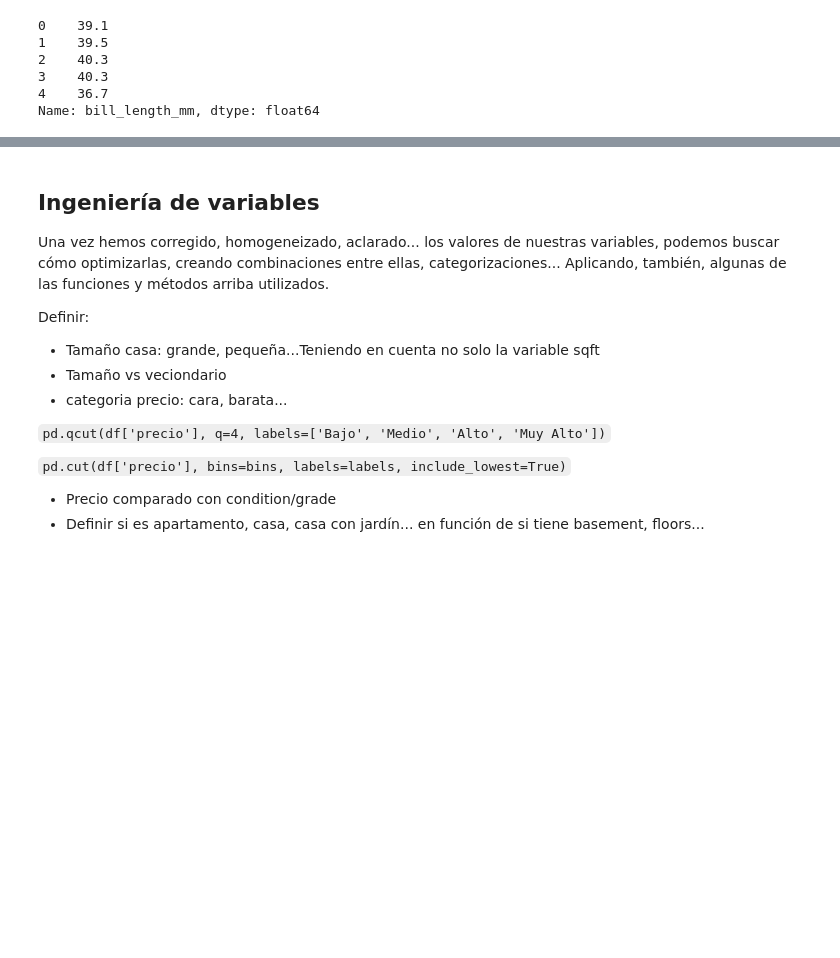
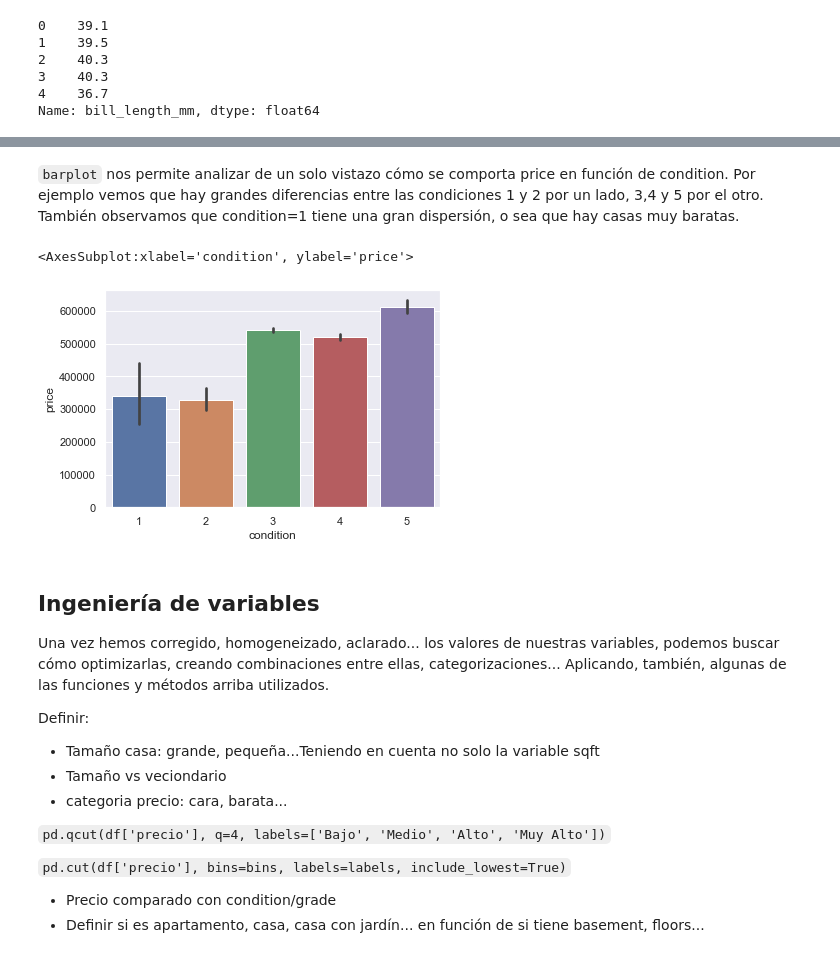
Before and after one commit to sofia-russmann/DS_Consorci_2025, a Jupyter notebook: 1.- Python y DataFrames/Guia_acciones_basicas.ipynb, the cells around one changed output, grey strips where cells are left out. Drawn from its saved outputs; the diff is of its cells as text; code cells hidden in the pictures; blank space fills up the shorter version.

```diff
--- a/1.- Python y DataFrames/Guia_acciones_basicas.ipynb
+++ b/1.- Python y DataFrames/Guia_acciones_basicas.ipynb
@@ -194,0 +405,3 @@ valores extraños (!, @, #, %...) y Homogeneización valores variables, como en
+# %%
+df['date2'] =df['date'].str.replace('/','-')
+df.head()
@@ -194,0 +428,3 @@ valores extraños (!, @, #, %...) y Homogeneización valores variables, como en
+# %%
+df.loc[df['bedrooms']==33, 'bedrooms'] = 3
+df[df['bedrooms']==33]
@@ -194,0 +458,5 @@ valores extraños (!, @, #, %...) y Homogeneización valores variables, como en
+# %%
+df['bathrooms_up']=np.ceil(df['bathrooms'])
+df['bathrooms_down']=np.floor(df['bathrooms']) # redondear hacia abajo
+df['bathrooms_round']=df['bathrooms'].round(3)
+df
@@ -195,3 +483,8 @@ valores extraños (!, @, #, %...) y Homogeneización valores variables, como en
+# %%
+try:
+    df['bathrooms']=df['bathrooms'].round(3)
+except:
+    df['bathrooms']=np.ceil(df['bathrooms'])
 # %% [markdown]
 ## Análisis exploratorio:
 
@@ -207,3 +543,10 @@ Ver cómo son nuestras variables, su distribución (Librerías seaborn, matplotl
+# %% [markdown]
+`barplot` nos permite analizar de un solo vistazo cómo se comporta price en función de condition. Por ejemplo vemos que hay grandes diferencias entre las condiciones 1 y 2 por un lado, 3,4 y 5 por el otro. También observamos que condition=1 tiene una gran dispersión, o sea que hay casas muy baratas.
+# %%
+sns.barplot(data=df[['price','year','condition']], x = 'condition', y='price')
+# %% [output]
+<AxesSubplot:xlabel='condition', ylabel='price'>
+[figure, added]
 # %% [markdown]
 ## Ingeniería de variables
 
```
Also changed, not shown: parts of 65 cells of this notebook.
